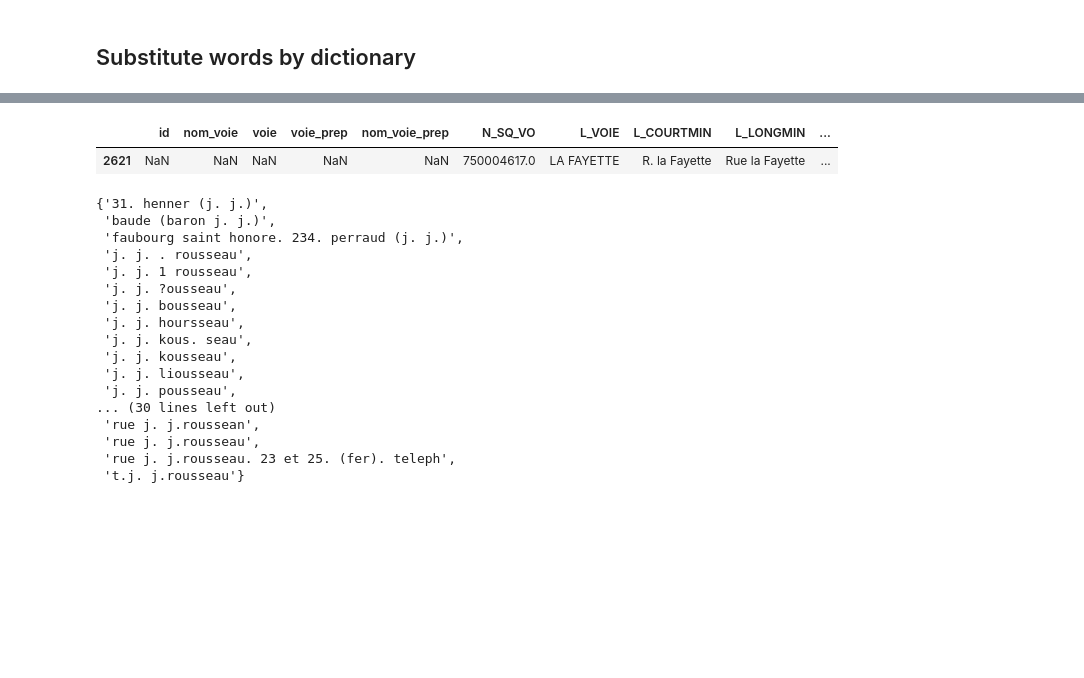
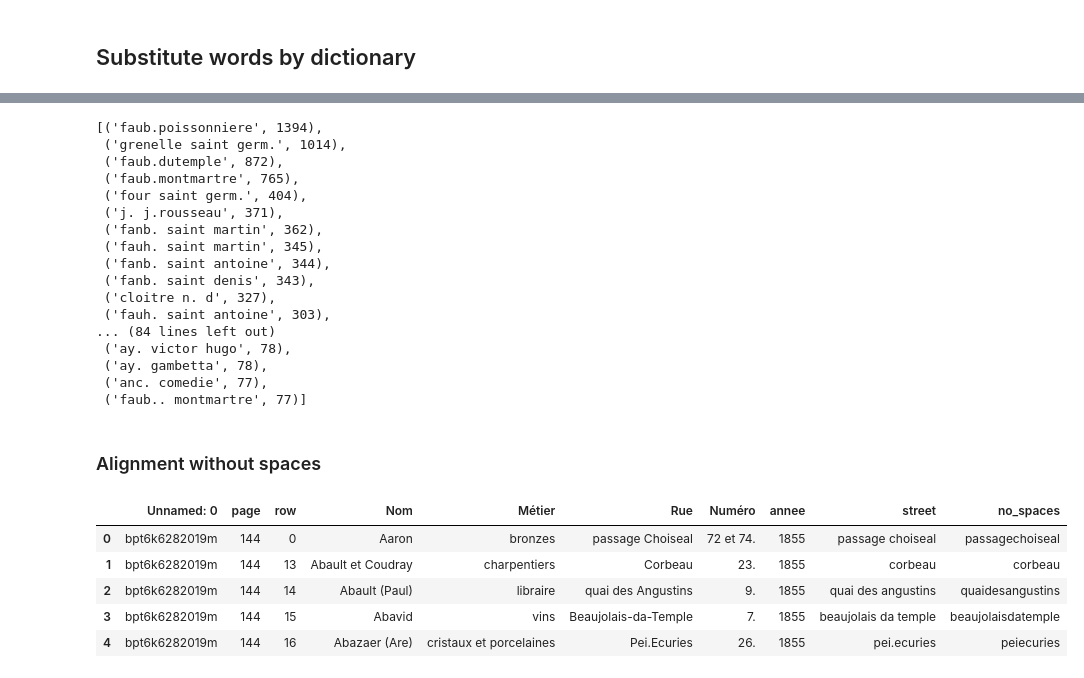
Before and after one commit to leamarxen/Paris_City_Project, a Jupyter notebook: Alignment.ipynb, the cells around one changed output, grey strips where cells are left out. Saved outputs shown, nothing was run; the diff lists cells and outputs as text; code cells hidden in the pictures; blank space fills up the shorter version.

```diff
--- a/Alignment.ipynb
+++ b/Alignment.ipynb
@@ -130,0 +10,5 @@ print("#abbr. in data after dict substitution:", len(set([get_abbreviation(stree
+# %%
+bottins = pd.read_pickle("data/bottins_prep.pkl")
+streets = pd.read_pickle("data/streets_prep.pkl")
+unique_short_s = pd.read_pickle("data/unique_short_streets.pkl")
+non_unique_short_s = pd.read_pickle("data/not_unique_short_streets.pkl")
@@ -199,2 +45,23 @@ not_aligned["Rue_no_abbr"] = not_aligned["Rue_no_abbr"].apply(substitute_words_b
+# %%
+word_dict = {"boulevard": "boulevard de",
+                "boulevard de de ": "boulevard de ",
+                "boulevard de d'": "boulevard d'",
+                "boulevards": "boulevard des",
+                "damede": "dame de",
+                "damedes": "dame des",
+                "faubourgsaint": "faubourg saint",
+                "faubourgpoissonniere": "faubourg poissonniere",
+                "faubourgdu": "faubourg du",
+                "faubourgmontmartre": "faubourg montmartre",
+                "quai jemmapes": "quai de jemmapes",
+                "boulevards italiens": "boulevard des italiens",
+                "villeneuve": "ville neuve",
+                "quai valmy": "quai de valmy",
+                "avenue wagram": "avenue de wagram",
+                "boulevard de montparnasse": "boulevard du montparnasse"
+                }
+
+# substitute abbreviations
+not_aligned["street"] = substitute_col_by_dict(not_aligned["street"], word_dict)
 # %%
 long_aligned, not_aligned = align_on_column(df_not_aligned = not_aligned, df_streets= streets,
@@ -262,25 +121,23 @@ most_common
-# %%
-streets[streets["streetname_short"]=="la fayette"]
-# %% [output]
-|  | id | nom_voie | voie | voie_prep | nom_voie_prep | N_SQ_VO | L_VOIE | L_COURTMIN | L_LONGMIN | ... |
-| 2621 | NaN | NaN | NaN | NaN | NaN | 750004617.0 | LA FAYETTE | R. la Fayette | Rue la Fayette | ... |
 # %%
-set([x for x in not_aligned["Rue_no_abbr"] if "j. j." in x])
+# get most common in not aligned data
+Counter([x for x in not_aligned["street"] if "." in x]).most_common(100)
 # %% [output]
-{'31. henner (j. j.)',
- 'baude (baron j. j.)',
- 'faubourg saint honore. 234. perraud (j. j.)',
- 'j. j. . rousseau',
- 'j. j. 1 rousseau',
- 'j. j. ?ousseau',
- 'j. j. bousseau',
- 'j. j. hoursseau',
- 'j. j. kous. seau',
- 'j. j. kousseau',
- 'j. j. liousseau',
- 'j. j. pousseau',
-... (30 lines left out)
- 'rue j. j.roussean',
- 'rue j. j.rousseau',
- 'rue j. j.rousseau. 23 et 25. (fer). teleph',
- 't.j. j.rousseau'}
+[('faub.poissonniere', 1394),
+ ('grenelle saint germ.', 1014),
+ ('faub.dutemple', 872),
+ ('faub.montmartre', 765),
+ ('four saint germ.', 404),
+ ('j. j.rousseau', 371),
+ ('fanb. saint martin', 362),
+ ('fauh. saint martin', 345),
+ ('fanb. saint antoine', 344),
+ ('fanb. saint denis', 343),
+ ('cloitre n. d', 327),
+ ('fauh. saint antoine', 303),
+... (84 lines left out)
+ ('ay. victor hugo', 78),
+ ('ay. gambetta', 78),
+ ('anc. comedie', 77),
+ ('faub.. montmartre', 77)]
+# %% [markdown]
+### Alignment without spaces
@@ -286,0 +150,9 @@ set([x for x in not_aligned["Rue_no_abbr"] if "j. j." in x])
+# %%
+not_aligned.head(5)
+# %% [output]
+|  | Unnamed: 0 | page | row | Nom | Métier | Rue | Numéro | annee | street | no_spaces |
+| 0 | bpt6k6282019m | 144 | 0 | Aaron | bronzes | passage Choiseal | 72 et 74. | 1855 | passage choiseal | passagechoiseal |
+| 1 | bpt6k6282019m | 144 | 13 | Abault et Coudray | charpentiers | Corbeau | 23. | 1855 | corbeau | corbeau |
+| 2 | bpt6k6282019m | 144 | 14 | Abault (Paul) | libraire | quai des Angustins | 9. | 1855 | quai des angustins | quaidesangustins |
+| 3 | bpt6k6282019m | 144 | 15 | Abavid | vins | Beaujolais-da-Temple | 7. | 1855 | beaujolais da temple | beaujolaisdatemple |
+| 4 | bpt6k6282019m | 144 | 16 | Abazaer (Are) | cristaux et porcelaines | Pei.Ecuries | 26. | 1855 | pei.ecuries | peiecuries |
```
Also changed, not shown: parts of 21 cells of this notebook, 6 other files.
